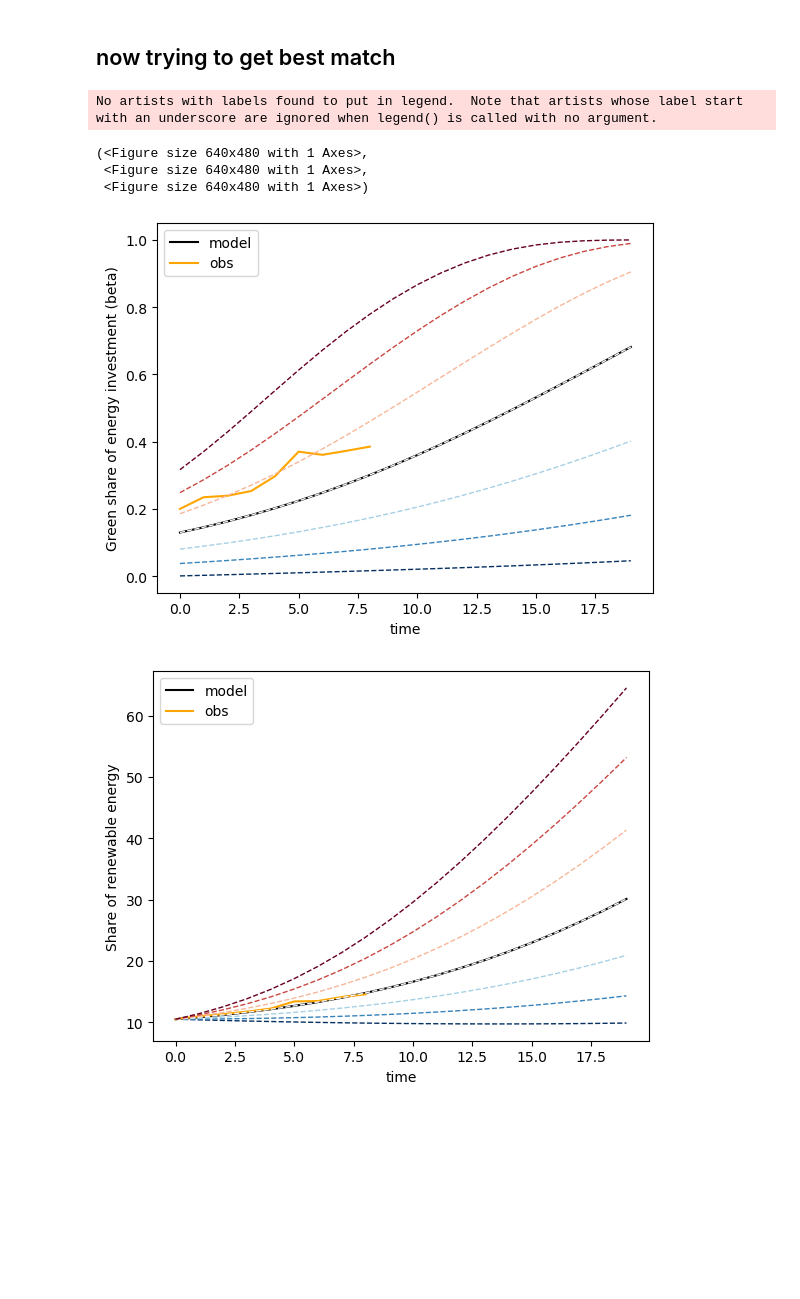
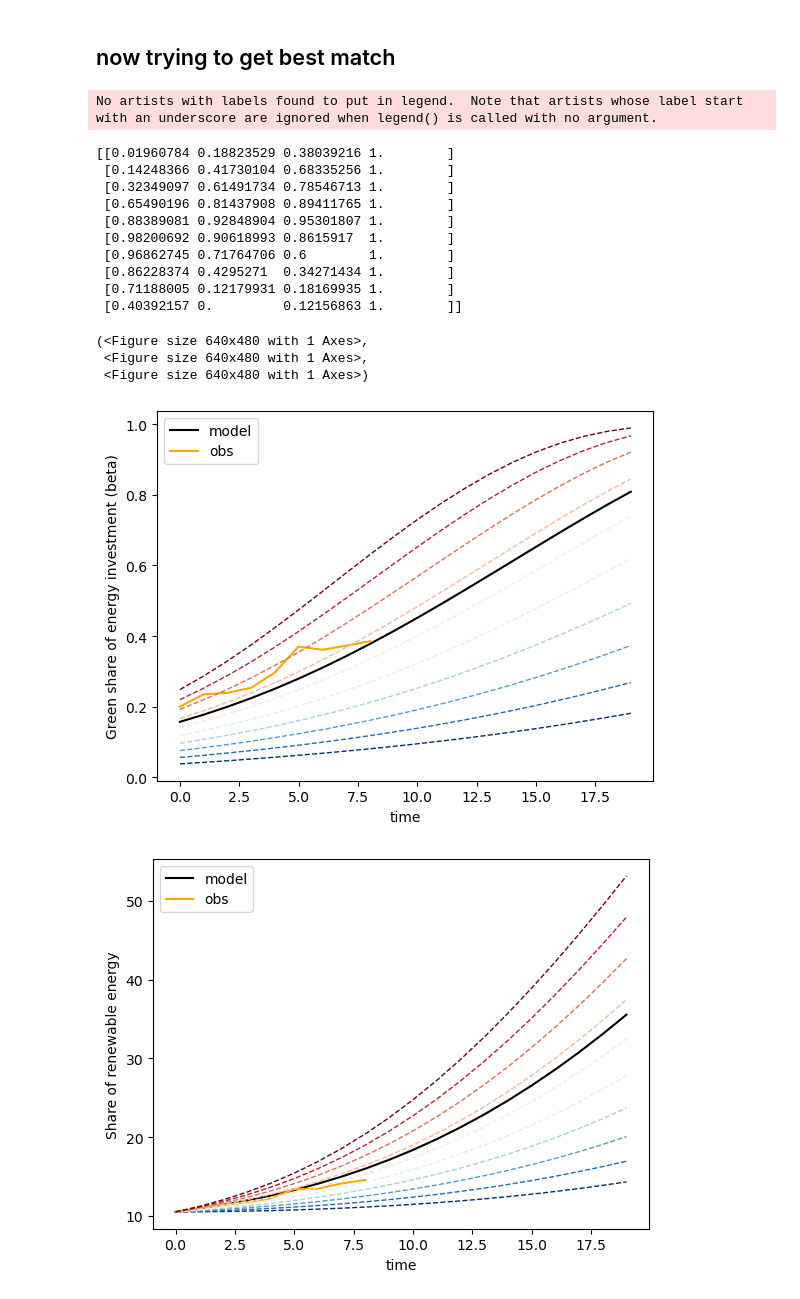
Before and after one commit to fedef17/Spectre, a Jupyter notebook: simple_macro_tuning.ipynb, the cells around one changed output. Drawn from its saved outputs; the diff is of its cells as text; code cells hidden in the pictures; blank space fills up the shorter version.

```diff
--- a/simple_macro_tuning.ipynb
+++ b/simple_macro_tuning.ipynb
@@ -72,7 +72,7 @@ params = lef.default_params.copy()
 #params['r_inv'] = 0.2
 # params['delta_sig'] = 0.5
 params['beta_0'] = -0.2
-params['gamma_g'] = 0.6
+params['gamma_g'] = 0.55
 # params['gamma_f'] = 0.5
 
 # params['growth'] = 0.02
@@ -81,12 +81,22 @@ params['delta_f'] = 0.
 
 inicond = {'Y_ini' : 1, 'Kg_ini' : lef.Eg_ratio_ok[0]/100, 'Kf_ini' : 1-lef.Eg_ratio_ok[0]/100}
 # %%
-out = lef.calc_sens_param('gamma_g', var_range = [0.2, 0.8], n_pert = 7, params = params, inicond = inicond)
+out = lef.calc_sens_param('gamma_g', var_range = [0.3, 0.7], n_pert = 10, params = params, inicond = inicond)
 lef.plot_sens_param(*out)
 # %% [output]
 No artists with labels found to put in legend.  Note that artists whose label start with an underscore are ignored when legend() is called with no argument.
-(<Figure size 640x480 with 1 Axes>,
- <Figure size 640x480 with 1 Axes>,
- <Figure size 640x480 with 1 Axes>)
+[[0.01960784 0.18823529 0.38039216 1.        ]
+ [0.14248366 0.41730104 0.68335256 1.        ]
+ [0.32349097 0.61491734 0.78546713 1.        ]
+ [0.65490196 0.81437908 0.89411765 1.        ]
+ [0.88389081 0.92848904 0.95301807 1.        ]
+ [0.98200692 0.90618993 0.8615917  1.        ]
+ [0.96862745 0.71764706 0.6        1.        ]
+ [0.86228374 0.4295271  0.34271434 1.        ]
+ [0.71188005 0.12179931 0.18169935 1.        ]
+ [0.40392157 0.         0.12156863 1.        ]]
+(<Figure size 640x480 with 1 Axes>,
+ <Figure size 640x480 with 1 Axes>,
+ <Figure size 640x480 with 1 Axes>)
-[figure, old version]
+[figure, new version]
-[figure, old version]
+[figure, new version]
```
Also changed, not shown: parts of 3 cells of this notebook.
